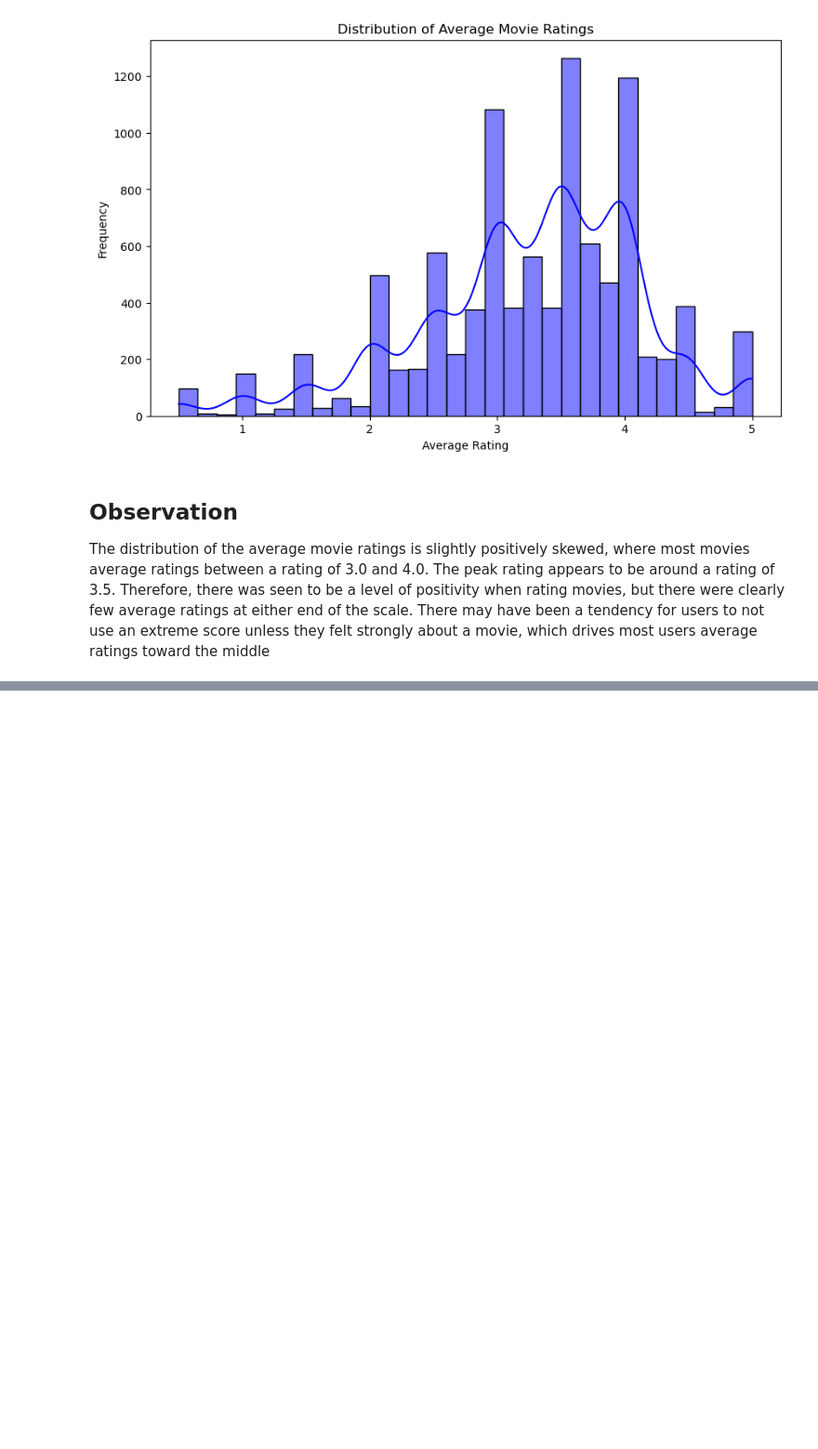
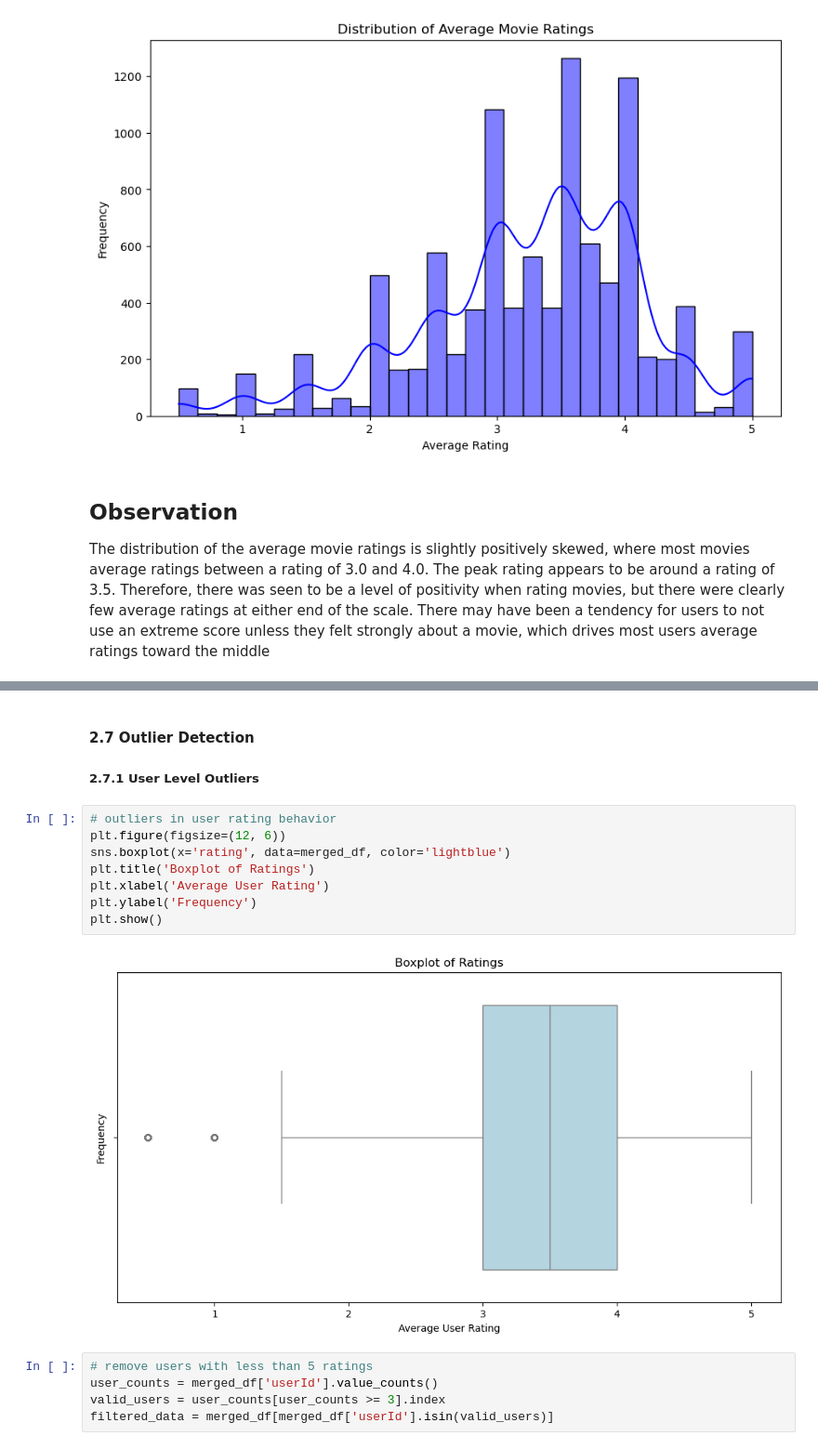
Before and after one commit to rachael-coder/MovieLens-Recommendation-Systems, a Jupyter notebook: movierecommendation.ipynb, the cells around one changed output, grey strips where cells are left out. Shown: that part at 93% size. Cells and saved outputs as stored; diff of their text form; blank space fills up the shorter version.

```diff
--- a/movierecommendation.ipynb
+++ b/movierecommendation.ipynb
@@ -355,0 +391,18 @@ The distribution of the average movie ratings is slightly positively skewed, whe
+# %% [markdown]
+#### 2.7 Outlier Detection
+##### 2.7.1 User Level Outliers
+# %%
+# outliers in user rating behavior
+plt.figure(figsize=(12, 6))
+sns.boxplot(x='rating', data=merged_df, color='lightblue')
+plt.title('Boxplot of Ratings')
+plt.xlabel('Average User Rating')
+plt.ylabel('Frequency')
+plt.show()
+# %% [output]
+[figure, added]
+# %%
+# remove users with less than 5 ratings
+user_counts = merged_df['userId'].value_counts()
+valid_users = user_counts[user_counts >= 3].index
+filtered_data = merged_df[merged_df['userId'].isin(valid_users)]
```
Also changed, not shown: parts of 51 cells of this notebook, 1 other file.
